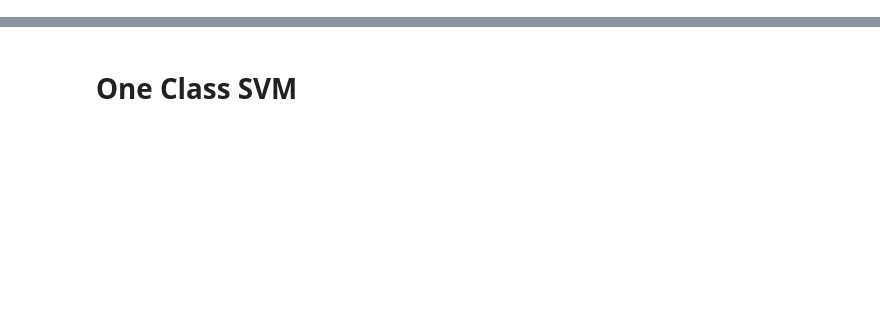
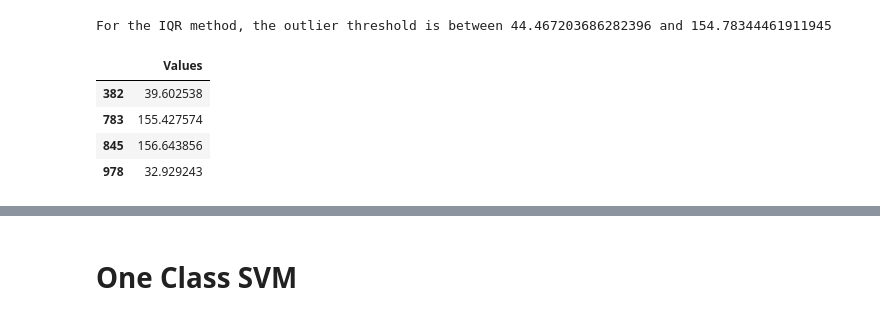
Before and after one commit to ssaeed85/dsc-OutlierDetection, a Jupyter notebook: OneClassSVM_KMeans.ipynb, the cells around one changed output, grey strips where cells are left out. Drawn from its saved outputs; the diff is of its cells as text; code cells hidden in the pictures; blank space fills up the shorter version.

```diff
--- a/OneClassSVM_KMeans.ipynb
+++ b/OneClassSVM_KMeans.ipynb
@@ -22,0 +56,9 @@ np.random.seed(seed)
+# %%
+getOutliers_IQR(df_Temperatures,'Values')
+# %% [output]
+For the IQR method, the outlier threshold is between 44.467203686282396 and 154.78344461911945
+|  | Values |
+| 382 | 39.602538 |
+| 783 | 155.427574 |
+| 845 | 156.643856 |
+| 978 | 32.929243 |
```
Also changed, not shown: parts of 11 cells of this notebook.
